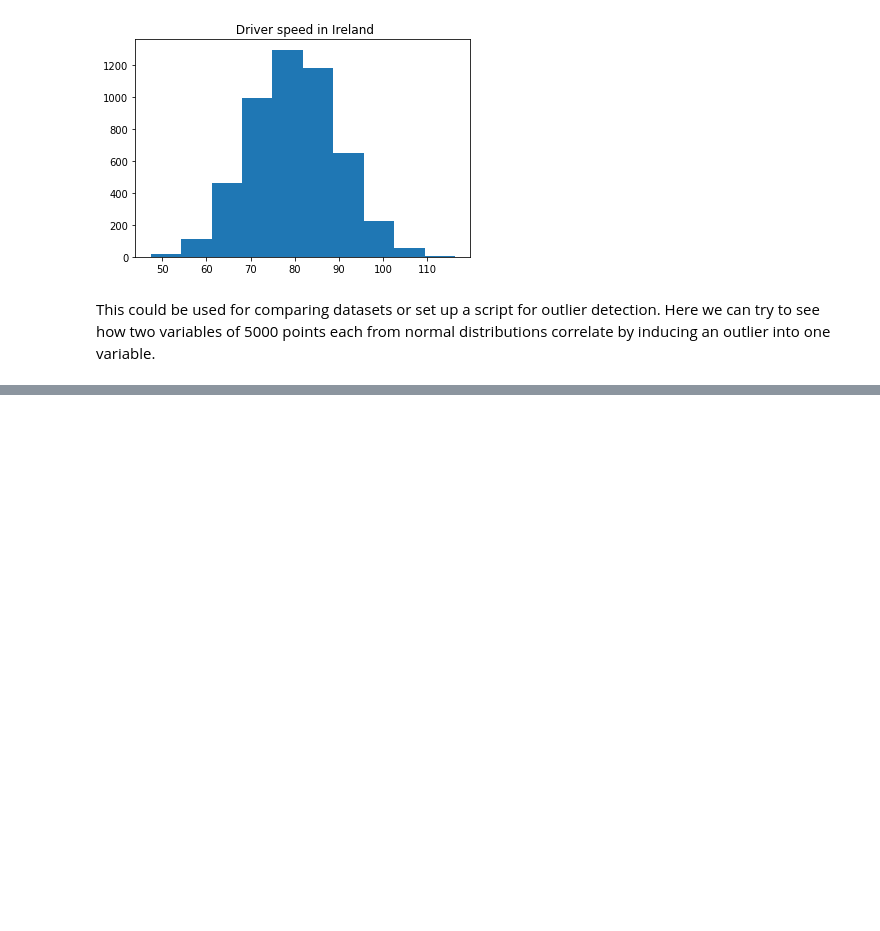
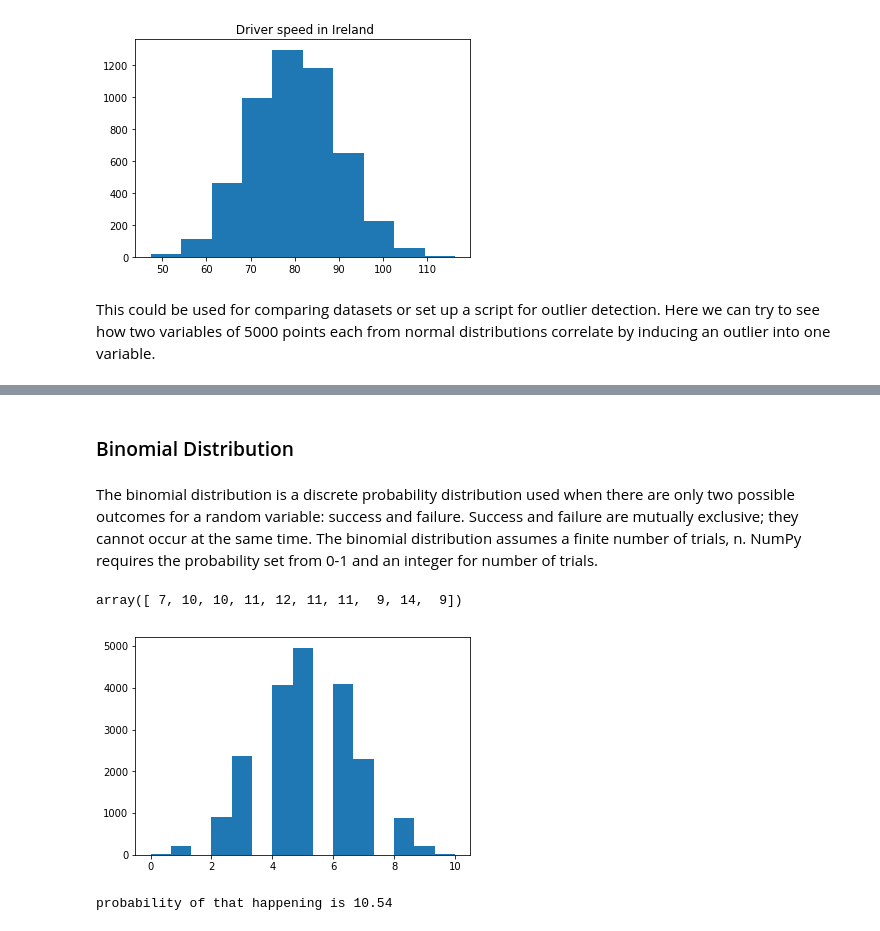
Before and after one commit to andreroche/numpy-random, a Jupyter notebook: numpy.random exploration.ipynb, the cells around one changed output, grey strips where cells are left out. Saved outputs shown, nothing was run; the diff lists cells and outputs as text; code cells hidden in the pictures; blank space fills up the shorter version.

```diff
--- a/numpy.random exploration.ipynb
+++ b/numpy.random exploration.ipynb
@@ -287,0 +311,41 @@ Correlation Coefficients
+# %% [markdown]
+### Binomial Distribution
+# %% [markdown]
+The binomial distribution is a discrete probability distribution used when there are only two possible outcomes for a random variable: success and failure. Success and failure are mutually exclusive; they cannot occur at the same time. The binomial distribution assumes a finite number of trials, n. NumPy requires the probability set from 0-1 and an integer for number of trials.
+# %%
+# n = 100, p = 0.6
+
+n, p = 19, 0.6
+s = np.random.binomial(n,p,10) # repeat 10 times
+
+s
+# %% [output]
+array([ 7, 10, 10, 11, 12, 11, 11,  9, 14,  9])
+# %%
+# a shop makes red bikes and blue bikes. the mix is 50% blue and 50% red
+# you choose 10 bikes at random and picking blue is success. you do this 20000 times.
+n, p = 10, 0.5
+N = 20000
+binom = np.random.binomial(n,p,N)
+
+# it should be about 50/50, roughly peaking around 5 as i have a 50/50 chance
+plt.hist(binom, bins =15)
+plt.show()
+# %% [output]
+[figure, added]
+# %%
+# a company makes 10 concept prototypes per year. Each prototype has a success probability of 0.2
+# all 10 fail, what are the chances of that? Trial it 10000 times
+
+n,p = 10,0.2
+N= 10000
+
+ans = sum(np.random.binomial(n,p,10000) == 0)/10000
+
+ans
+
+ans = ans*100
+
+print('probability of that happening is',ans)
+# %% [output]
+probability of that happening is 10.54
```
Also changed, not shown: parts of 5 cells of this notebook.
